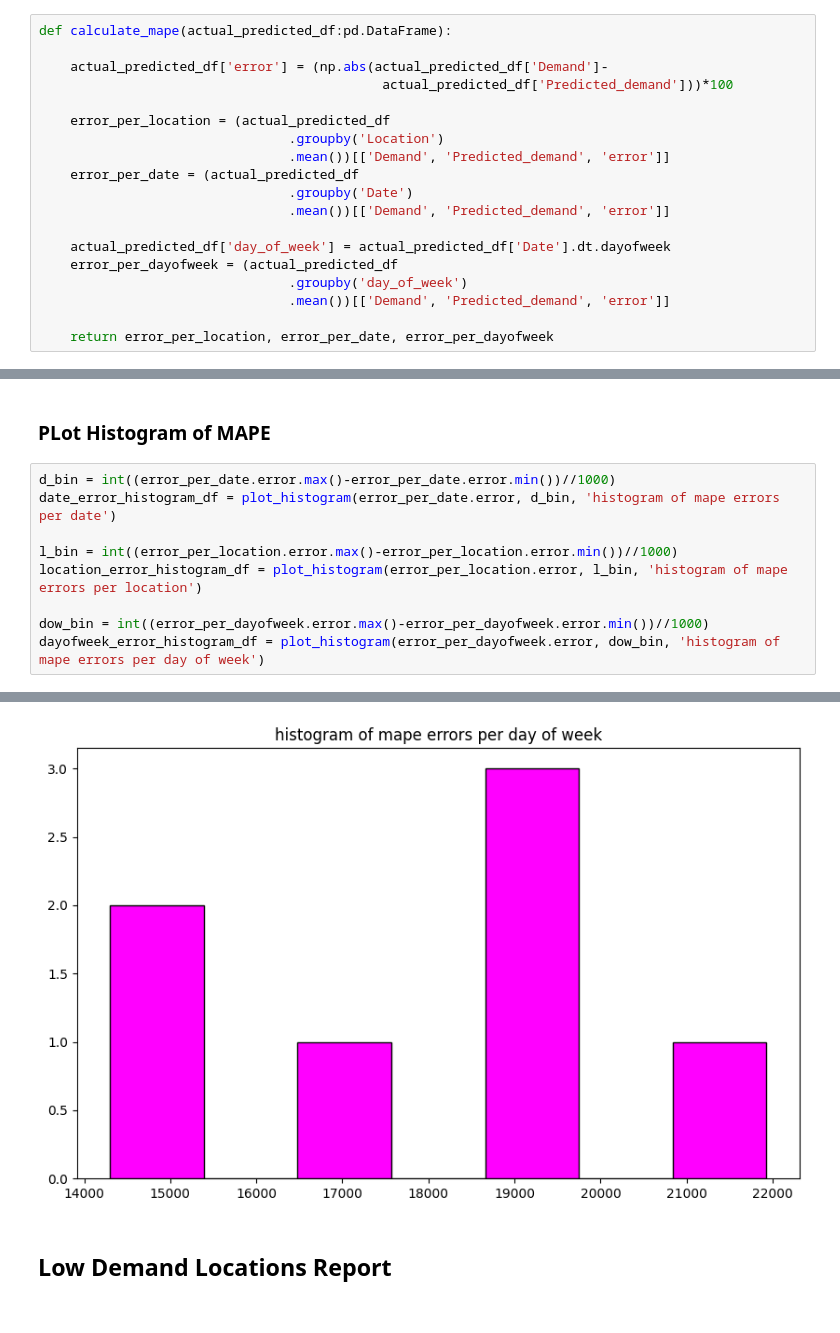
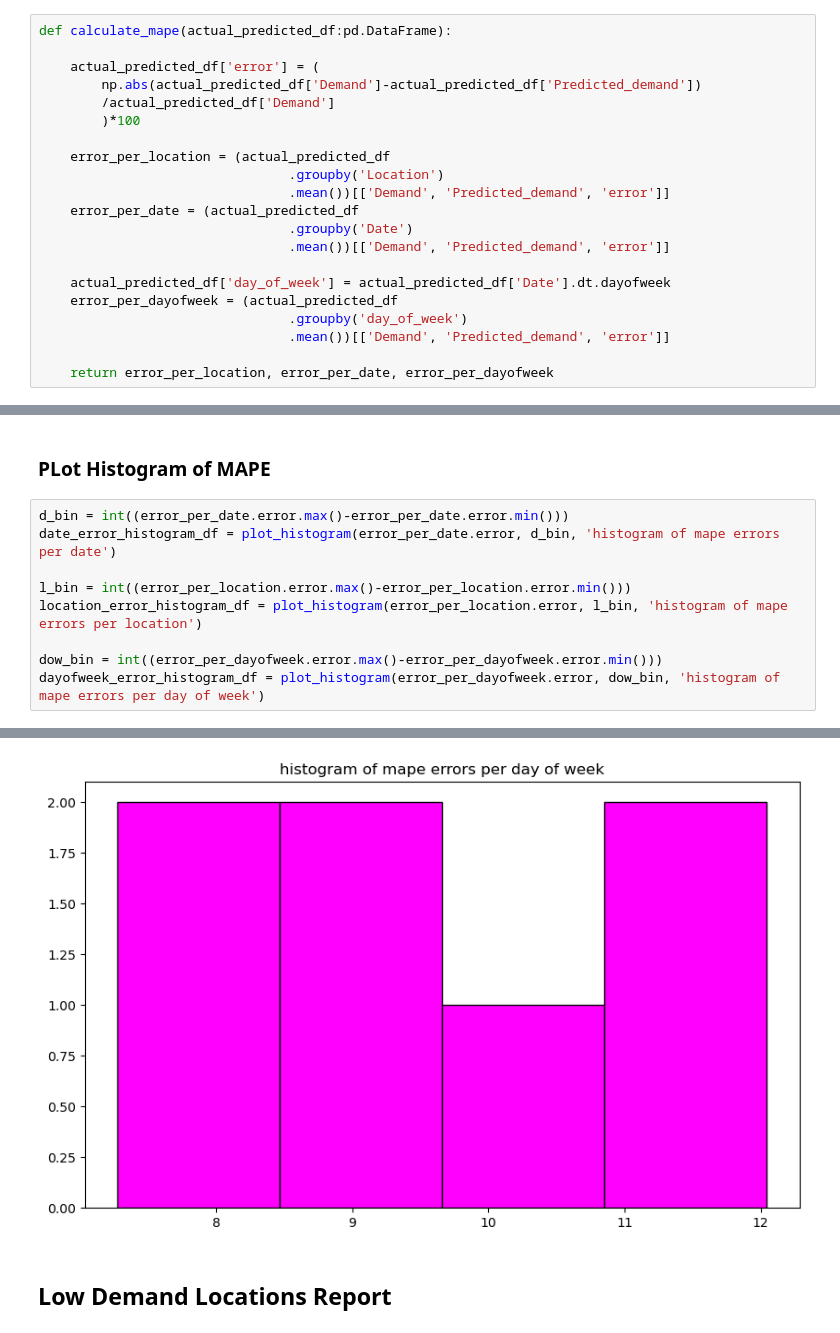
Before and after one commit to danaeis/shoofer-demand-prediction, a Jupyter notebook: evaluation/evaluation_report.ipynb, the cells around one changed output, grey strips where cells are left out. Cells and saved outputs as stored; diff of their text form.

```diff
--- a/evaluation/evaluation_report.ipynb
+++ b/evaluation/evaluation_report.ipynb
@@ -242,8 +242,10 @@ plot_hist(high_demand_locations_df, bin = 50)
 # %%
 def calculate_mape(actual_predicted_df:pd.DataFrame):
 
-    actual_predicted_df['error'] = (np.abs(actual_predicted_df['Demand']-
-                                            actual_predicted_df['Predicted_demand']))*100
+    actual_predicted_df['error'] = (
+        np.abs(actual_predicted_df['Demand']-actual_predicted_df['Predicted_demand'])
+        /actual_predicted_df['Demand']
+        )*100
 
     error_per_location = (actual_predicted_df
                                 .groupby('Location')
@@ -305,12 +307,12 @@ plot_mape(error_per_dayofweek, 'day of the week')
 # %% [markdown]
 ### PLot Histogram of MAPE
 # %%
-d_bin = int((error_per_date.error.max()-error_per_date.error.min())//1000)
+d_bin = int((error_per_date.error.max()-error_per_date.error.min()))
 date_error_histogram_df = plot_histogram(error_per_date.error, d_bin, 'histogram of mape errors per date')
 
-l_bin = int((error_per_location.error.max()-error_per_location.error.min())//1000)
+l_bin = int((error_per_location.error.max()-error_per_location.error.min()))
 location_error_histogram_df = plot_histogram(error_per_location.error, l_bin, 'histogram of mape errors per location')
 
-dow_bin = int((error_per_dayofweek.error.max()-error_per_dayofweek.error.min())//1000)
+dow_bin = int((error_per_dayofweek.error.max()-error_per_dayofweek.error.min()))
 dayofweek_error_histogram_df = plot_histogram(error_per_dayofweek.error, dow_bin, 'histogram of mape errors per day of week')
 # %% [output]
@@ -319,4 +321,4 @@ dayofweek_error_histogram_df = plot_histogram(error_per_dayofweek.error, dow_bin
-[figure, old version]
+[figure, new version]
 # %% [markdown]
 ## Low Demand Locations Report
 # %%
```
Also changed, not shown: parts of 4 cells of this notebook, 1 other file.
